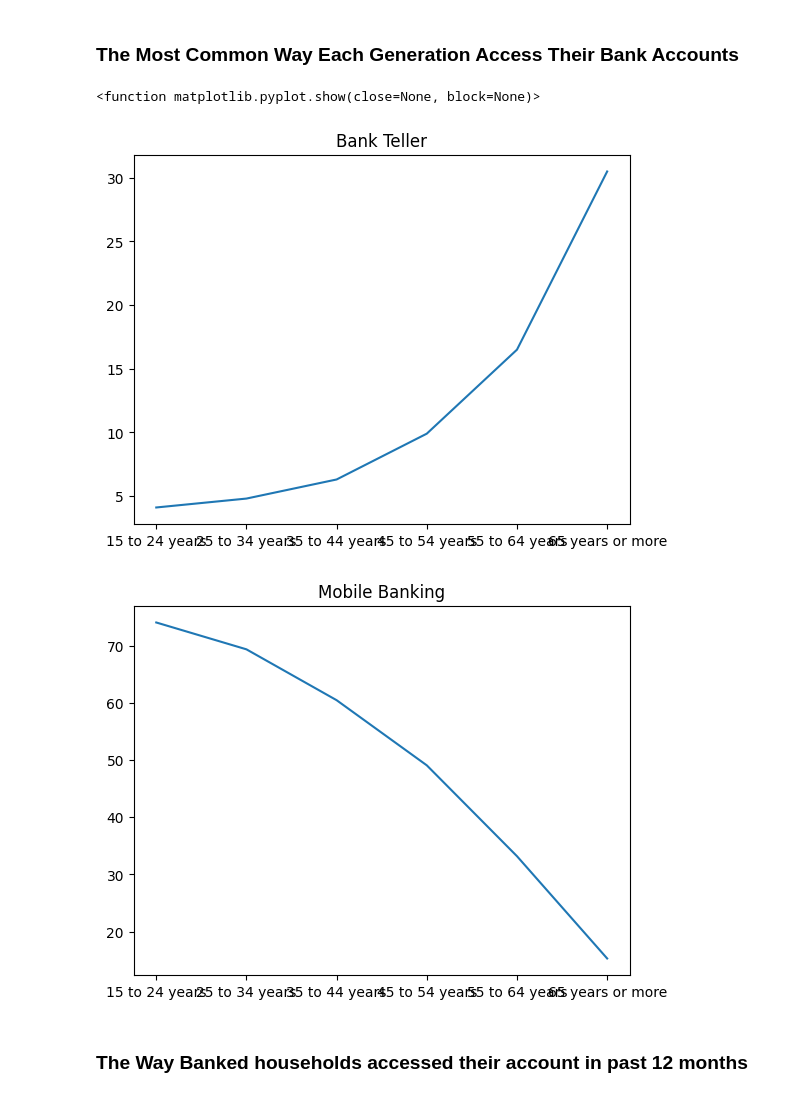
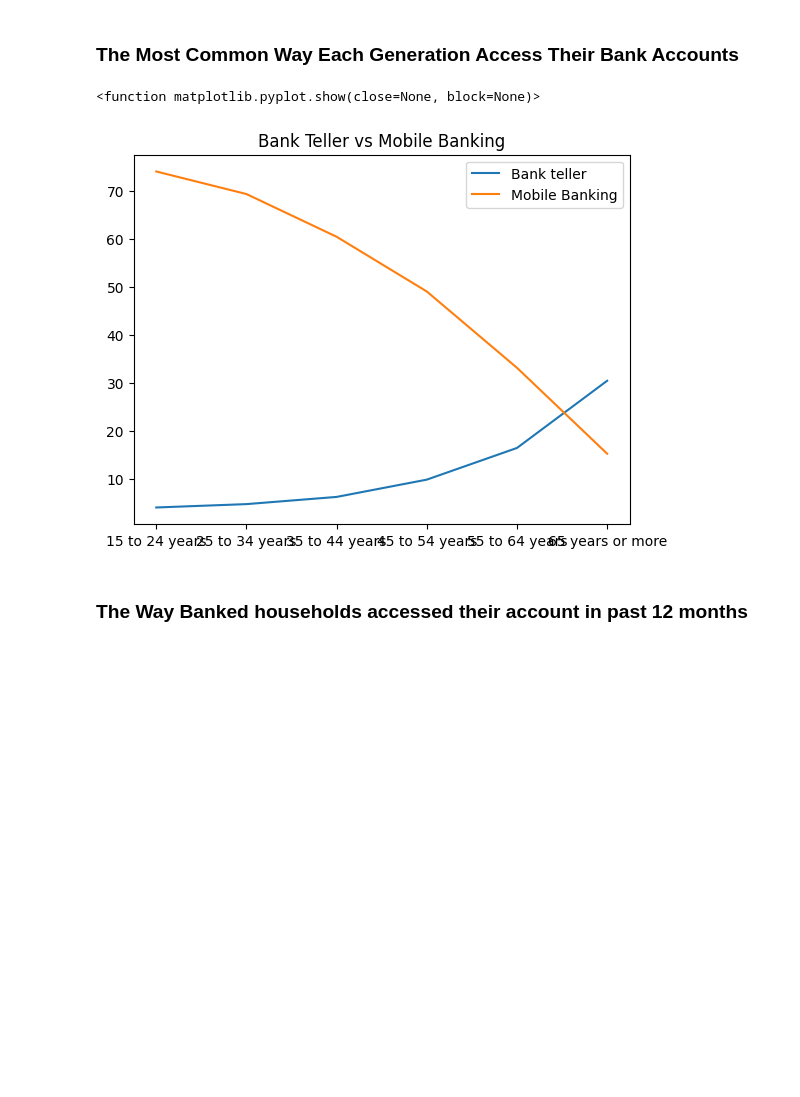
Before and after one commit to ryanmoore2121/Capstone, a Jupyter notebook: Banking.ipynb, the cells around one changed output. Saved outputs shown, nothing was run; the diff lists cells and outputs as text; code cells hidden in the pictures; blank space fills up the shorter version.

```diff
--- a/Banking.ipynb
+++ b/Banking.ipynb
@@ -7,30 +7,26 @@
 # %%
 import pandas as pd
 import matplotlib.pyplot as plt
 
 
 #Code that pulls the dataset and reads it
 df = pd.read_csv('2021MostCommon.csv')
 
 #Code that creates a bar graph for percentage of each generations most common way to access their bank accounts.
 x = df['Row Variables']
 y = df["Bank teller"]
 y2= df['Mobile banking']
 
 plt.figure()
-plt.plot(x,y)
-plt.title('Bank Teller')
-
-plt.figure()
-plt.plot(x,y2)
-plt.title('Mobile Banking')
-
+plt.plot(x,y, label = 'Bank teller')
+plt.plot(x, y2, label = 'Mobile Banking')
+plt.title('Bank Teller vs Mobile Banking')
+plt.legend()
 
 plt.show
 # %% [output]
 <function matplotlib.pyplot.show(close=None, block=None)>
-[figure, old version]
+[figure, new version]
-[figure, removed]
 # %% [markdown]
 ### The Way Banked households accessed their account in past 12 months
 # %%
```
Also changed, not shown: parts of 2 cells of this notebook.
